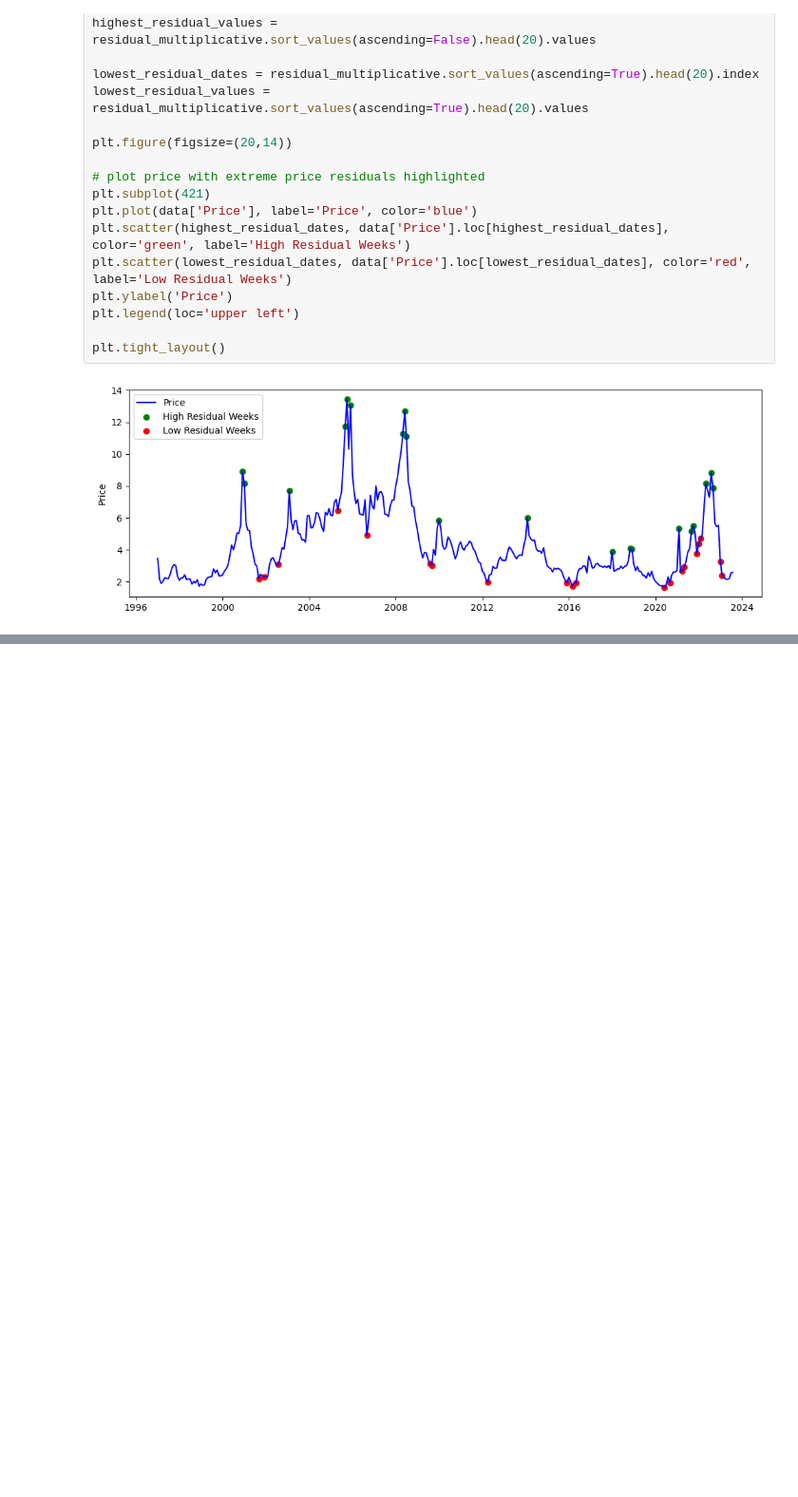
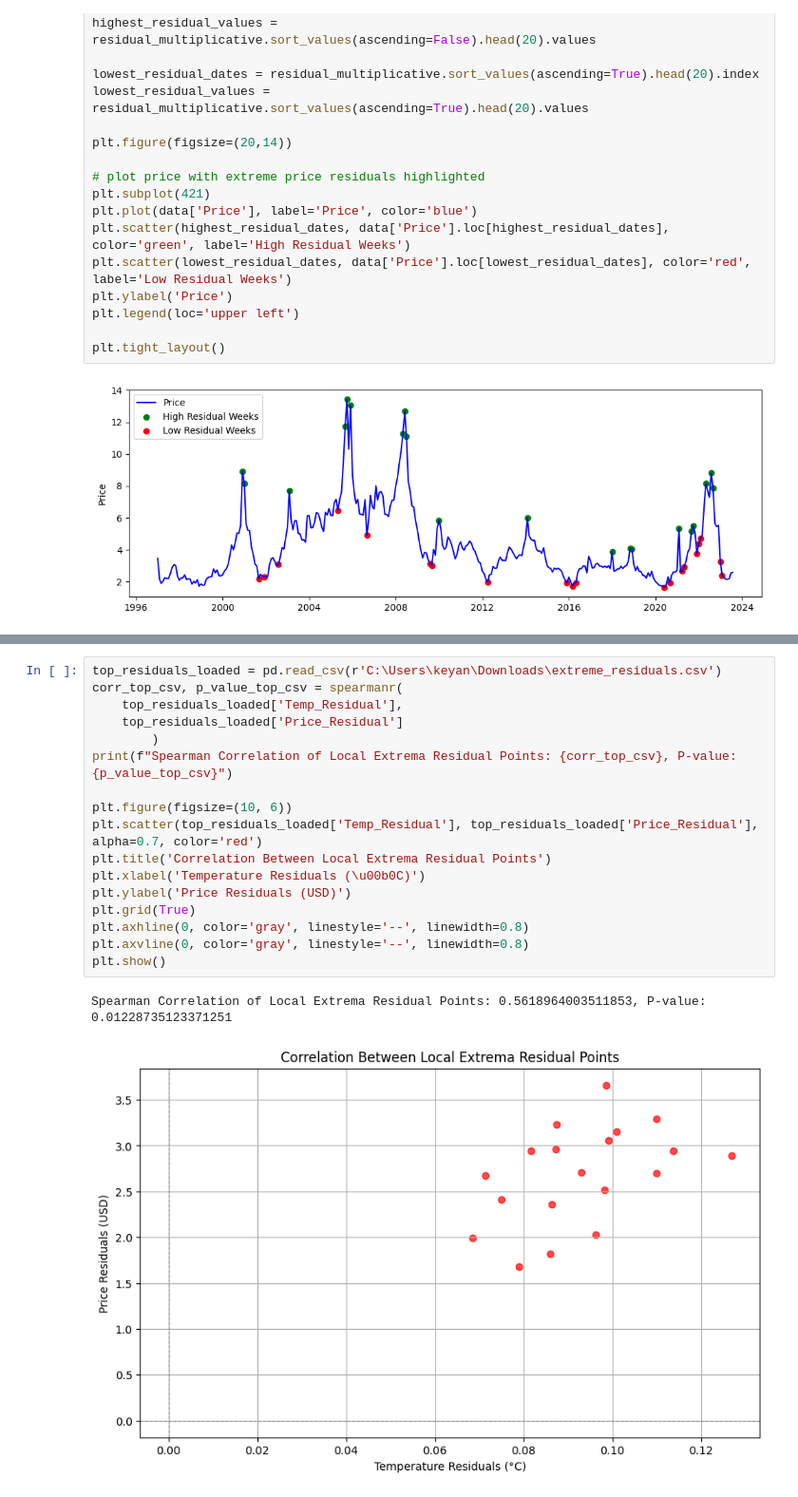
Before and after one commit to Keyan-sm/Analysis-of-Natural-Gas-Price-and-Temperature-Anomalies, a Jupyter notebook: NaturalGas (2).ipynb, the cells around one changed output, grey strips where cells are left out. Shown: that part at 95% size. Cells and saved outputs as stored; diff of their text form; blank space fills up the shorter version.

```diff
--- a/NaturalGas (2).ipynb
+++ b/NaturalGas (2).ipynb
@@ -200,0 +151,20 @@ plt.show()
+# %%
+top_residuals_loaded = pd.read_csv(r'C:\Users\keyan\Downloads\extreme_residuals.csv')
+corr_top_csv, p_value_top_csv = spearmanr(
+    top_residuals_loaded['Temp_Residual'],
+    top_residuals_loaded['Price_Residual']
+        )
+print(f"Spearman Correlation of Local Extrema Residual Points: {corr_top_csv}, P-value: {p_value_top_csv}")
+
+plt.figure(figsize=(10, 6))
+plt.scatter(top_residuals_loaded['Temp_Residual'], top_residuals_loaded['Price_Residual'], alpha=0.7, color='red')
+plt.title('Correlation Between Local Extrema Residual Points')
+plt.xlabel('Temperature Residuals (\u00b0C)')
+plt.ylabel('Price Residuals (USD)')
+plt.grid(True)
+plt.axhline(0, color='gray', linestyle='--', linewidth=0.8)
+plt.axvline(0, color='gray', linestyle='--', linewidth=0.8)
+plt.show()
+# %% [output]
+Spearman Correlation of Local Extrema Residual Points: 0.5618964003511853, P-value: 0.01228735123371251
+[figure, added]
```
Also changed, not shown: parts of 9 cells of this notebook.
